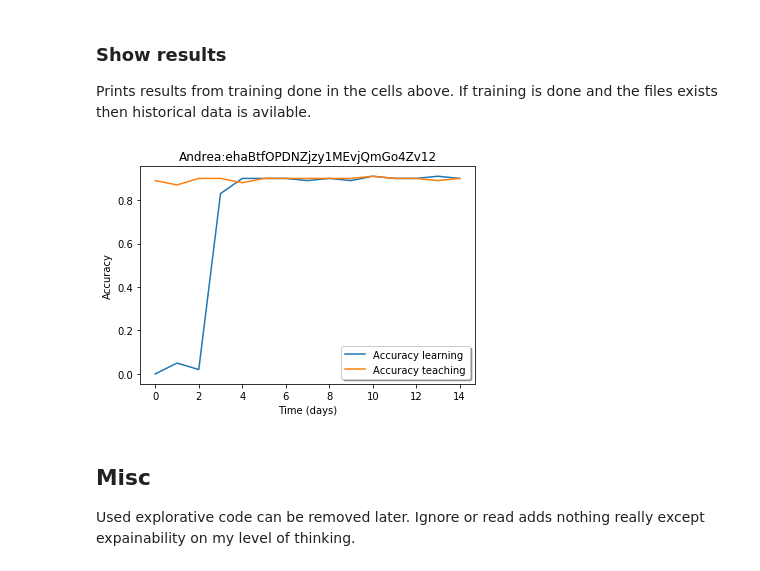
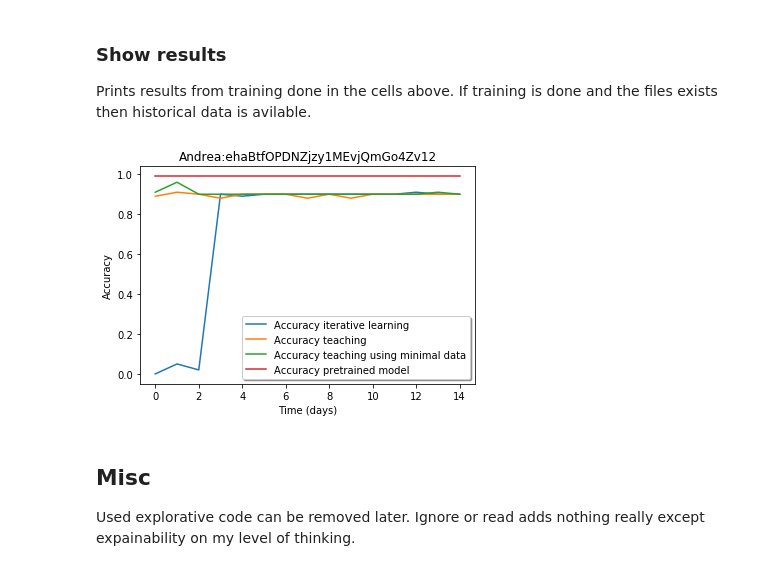
Before and after one commit to k3larra/commuter, a Jupyter notebook: ml/baseline.ipynb, the cells around one changed output. Saved outputs shown, nothing was run; the diff lists cells and outputs as text; code cells hidden in the pictures.

Commit message:
Teaching with minimal dataset

```diff
--- a/ml/baseline.ipynb
+++ b/ml/baseline.ipynb
@@ -141,24 +149,28 @@ Prints results from training done in the cells above. If training is done and th
 # %%
 import matplotlib.pyplot as plt
 from matplotlib.ticker import FuncFormatter, MaxNLocator
 personas = pd.read_csv("saved/personas.csv")
 #Uncomment to look at individual result for other users
 #user = "tnK534JMwwfhvUEycn69HPbhqkt2" #Maria
 #user = "ehaBtfOPDNZjzy1MEvjQmGo4Zv12" #Andrea
 #user = "hCWCulj7M1aMVyd0Fm0Eqrv8q1Q2" #Bjorn
 personaname = personas.loc[personas['id']==user]
 learning_ax0= pd.read_csv("saved/Iterative_time_"+user+".csv",header=None).values
 teaching_ax0 = pd.read_csv("saved/Iterative_time_teach_"+user+".csv",header=None).values
+teaching_min_ax0 = pd.read_csv("saved/Iterative_time_teach_minimal"+user+".csv",header=None).values
+supervised_min_ax0 = pd.read_csv("saved/Iterative_time_supervised"+user+".csv",header=None).values
 fig, ax0 = plt.subplots()
 ax0.set_title(personaname ['name'].iloc[0]+":"+user)
-ax0.plot(learning_ax0[:,2],label='Accuracy learning')
+ax0.plot(learning_ax0[:,2],label='Accuracy iterative learning')
 ax0.plot(teaching_ax0[:,2],label='Accuracy teaching')
+ax0.plot(teaching_min_ax0[:,2],label='Accuracy teaching using minimal data')
+ax0.plot(supervised_min_ax0[:,2],label='Accuracy pretrained model')
 plt.xlabel('Time (days)')
 plt.ylabel('Accuracy')
 legend = ax0.legend(loc='lower right', shadow=True, fontsize='medium')
 plt.show()
 # %% [output]
-[figure, old version]
+[figure, new version]
 # %% [markdown]
 ## Misc
 Used explorative code can be removed later. Ignore or read adds nothing really except expainability on my level of thinking.
```
Also changed, not shown: parts of 14 cells of this notebook, 5 other files.
